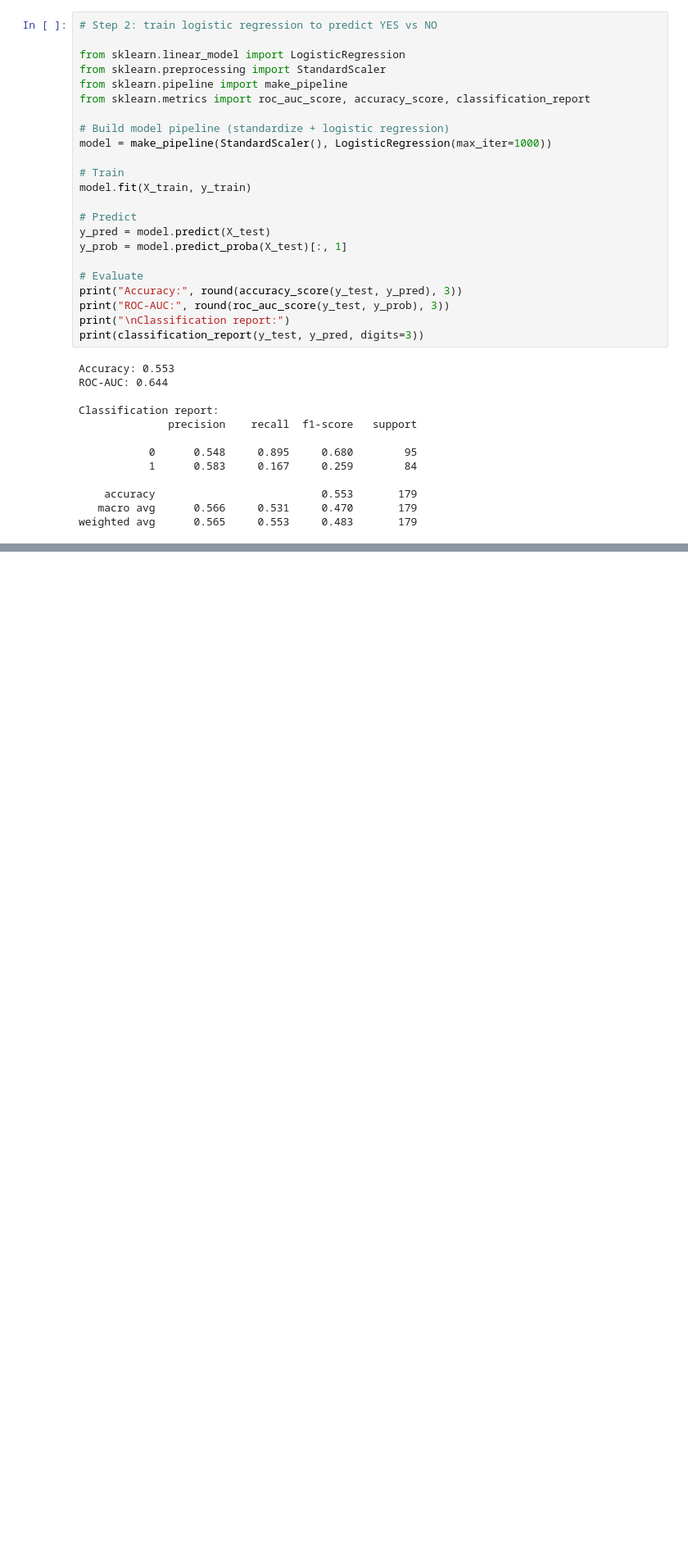
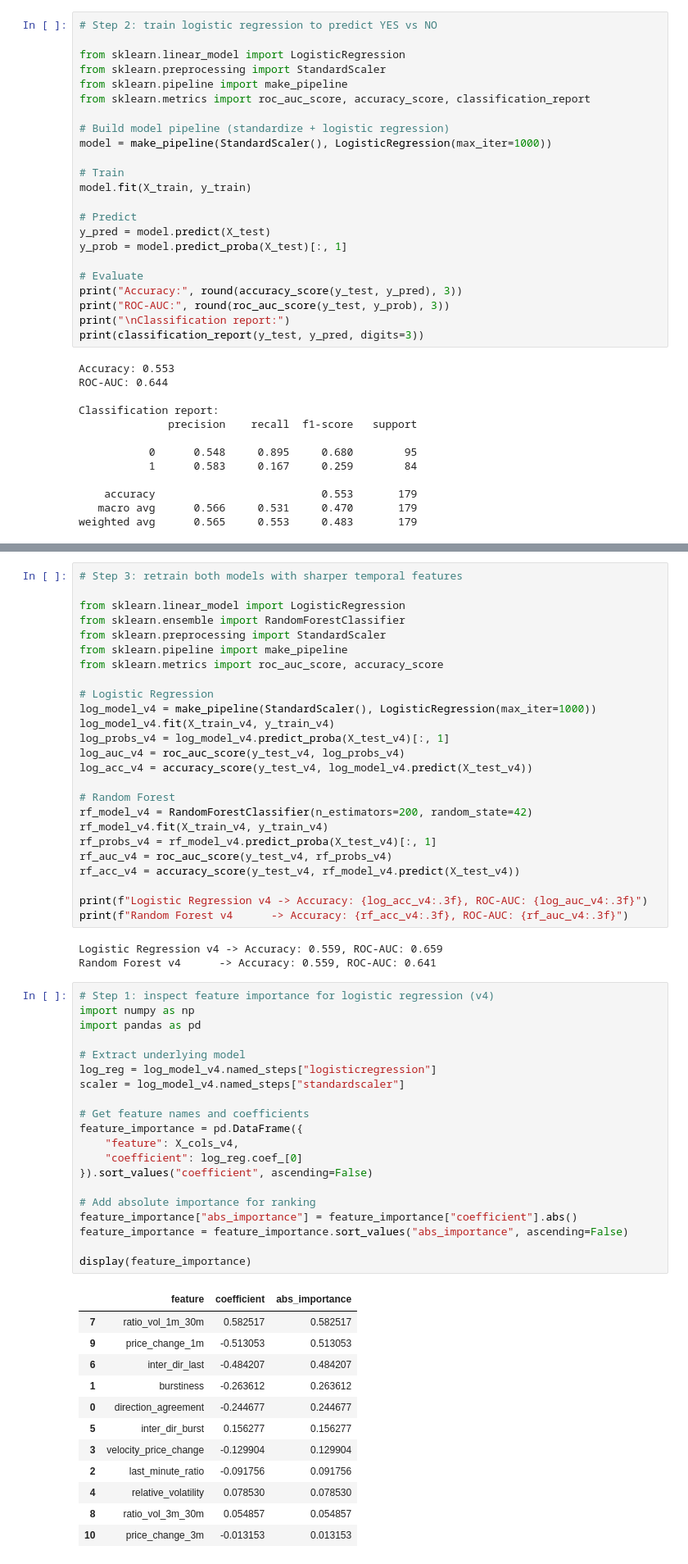
Before and after one commit to adamnhan/prediction-market-money-printer, a Jupyter notebook: notebooks/insider_trading_detectorv2.ipynb, the cells around one changed output, grey strips where cells are left out. Shown at 82% size. Saved outputs shown, nothing was run; the diff lists cells and outputs as text; blank space fills up the shorter version.

```diff
--- a/notebooks/insider_trading_detectorv2.ipynb
+++ b/notebooks/insider_trading_detectorv2.ipynb
@@ -475,0 +645,61 @@ weighted avg      0.565     0.553     0.483       179
+# %%
+# Step 3: retrain both models with sharper temporal features
+
+from sklearn.linear_model import LogisticRegression
+from sklearn.ensemble import RandomForestClassifier
+from sklearn.preprocessing import StandardScaler
+from sklearn.pipeline import make_pipeline
+from sklearn.metrics import roc_auc_score, accuracy_score
+
+# Logistic Regression
+log_model_v4 = make_pipeline(StandardScaler(), LogisticRegression(max_iter=1000))
+log_model_v4.fit(X_train_v4, y_train_v4)
+log_probs_v4 = log_model_v4.predict_proba(X_test_v4)[:, 1]
+log_auc_v4 = roc_auc_score(y_test_v4, log_probs_v4)
+log_acc_v4 = accuracy_score(y_test_v4, log_model_v4.predict(X_test_v4))
+
+# Random Forest
+rf_model_v4 = RandomForestClassifier(n_estimators=200, random_state=42)
+rf_model_v4.fit(X_train_v4, y_train_v4)
+rf_probs_v4 = rf_model_v4.predict_proba(X_test_v4)[:, 1]
+rf_auc_v4 = roc_auc_score(y_test_v4, rf_probs_v4)
+rf_acc_v4 = accuracy_score(y_test_v4, rf_model_v4.predict(X_test_v4))
+
+print(f"Logistic Regression v4 -> Accuracy: {log_acc_v4:.3f}, ROC-AUC: {log_auc_v4:.3f}")
+print(f"Random Forest v4      -> Accuracy: {rf_acc_v4:.3f}, ROC-AUC: {rf_auc_v4:.3f}")
+# %% [output]
+Logistic Regression v4 -> Accuracy: 0.559, ROC-AUC: 0.659
+Random Forest v4      -> Accuracy: 0.559, ROC-AUC: 0.641
+# %%
+# Step 1: inspect feature importance for logistic regression (v4)
+import numpy as np
+import pandas as pd
+
+# Extract underlying model
+log_reg = log_model_v4.named_steps["logisticregression"]
+scaler = log_model_v4.named_steps["standardscaler"]
+
+# Get feature names and coefficients
+feature_importance = pd.DataFrame({
+    "feature": X_cols_v4,
+    "coefficient": log_reg.coef_[0]
+}).sort_values("coefficient", ascending=False)
+
+# Add absolute importance for ranking
+feature_importance["abs_importance"] = feature_importance["coefficient"].abs()
+feature_importance = feature_importance.sort_values("abs_importance", ascending=False)
+
+display(feature_importance)
+# %% [output]
+|  | feature | coefficient | abs_importance |
+| 7 | ratio_vol_1m_30m | 0.582517 | 0.582517 |
+| 9 | price_change_1m | -0.513053 | 0.513053 |
+| 6 | inter_dir_last | -0.484207 | 0.484207 |
+| 1 | burstiness | -0.263612 | 0.263612 |
+| 0 | direction_agreement | -0.244677 | 0.244677 |
+| 5 | inter_dir_burst | 0.156277 | 0.156277 |
+| 3 | velocity_price_change | -0.129904 | 0.129904 |
+| 2 | last_minute_ratio | -0.091756 | 0.091756 |
+| 4 | relative_volatility | 0.078530 | 0.078530 |
+| 8 | ratio_vol_3m_30m | 0.054857 | 0.054857 |
+| 10 | price_change_3m | -0.013153 | 0.013153 |
```
Also changed, not shown: parts of 15 cells of this notebook.
